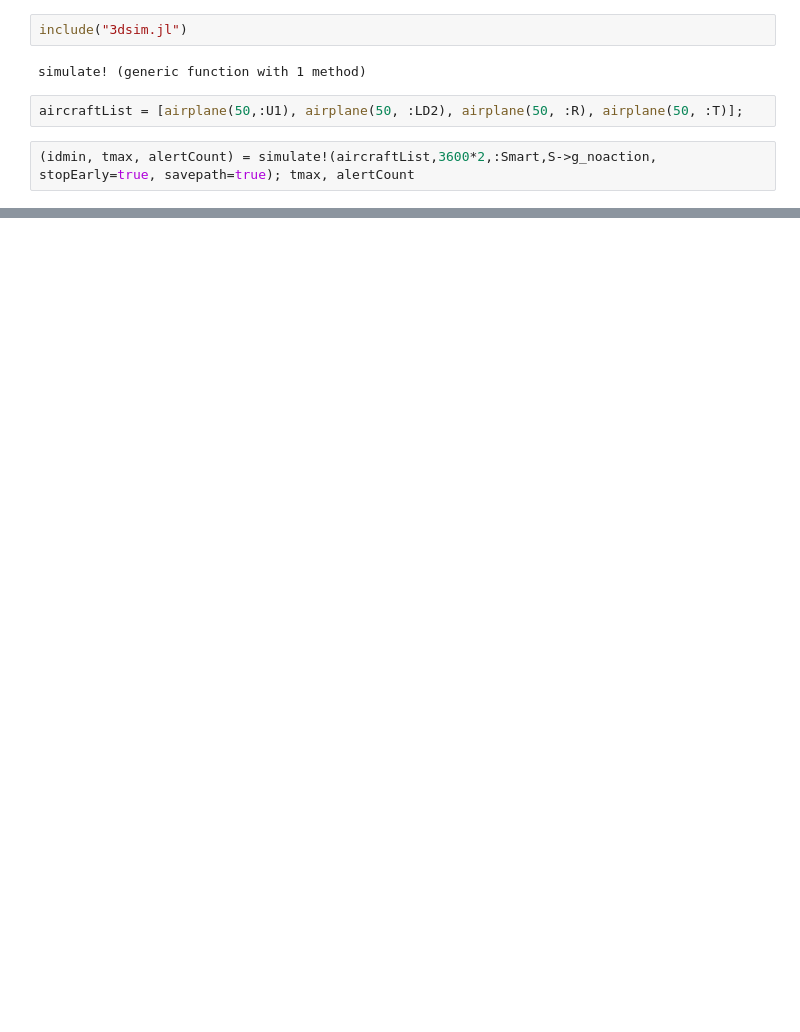
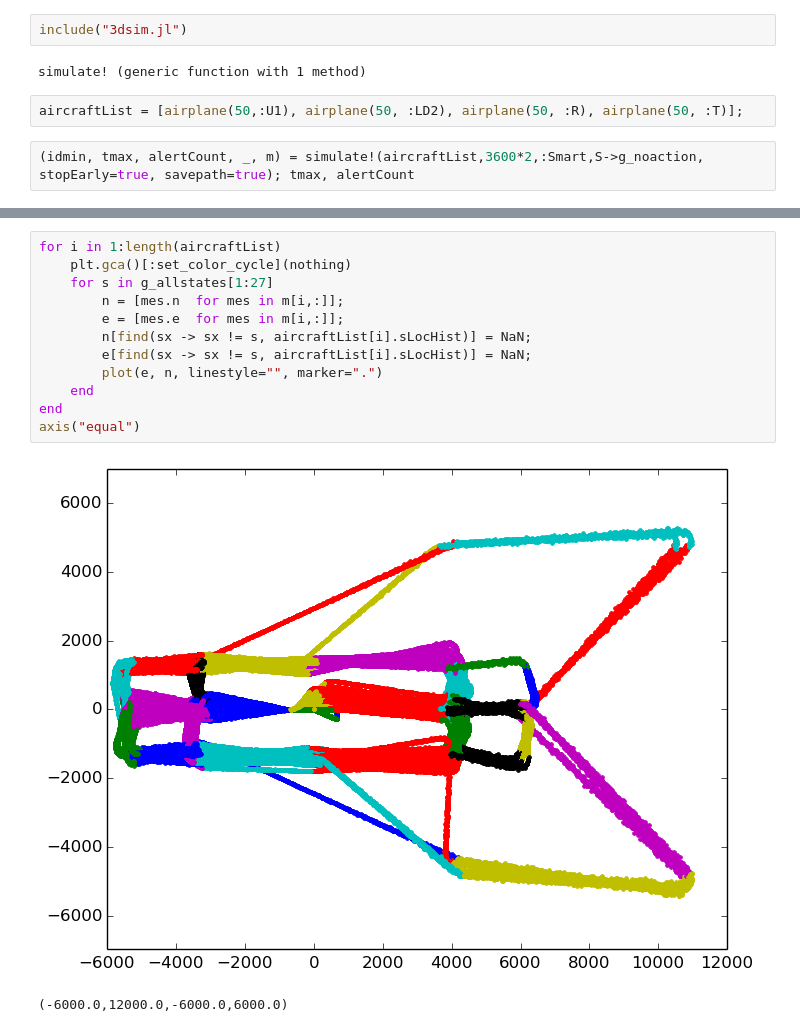
Before and after one commit to sisl/autoATC, a Jupyter notebook: sensorModel.ipynb, the cells around one changed output, grey strips where cells are left out. Drawn from its saved outputs; the diff is of its cells as text; blank space fills up the shorter version.

```diff
--- a/sensorModel.ipynb
+++ b/sensorModel.ipynb
@@ -8,5 +9,5 @@ simulate! (generic function with 1 method)
 # %%
 aircraftList = [airplane(50,:U1), airplane(50, :LD2), airplane(50, :R), airplane(50, :T)];
 # %%
-(idmin, tmax, alertCount) = simulate!(aircraftList,3600*2,:Smart,S->g_noaction, stopEarly=true, savepath=true); tmax, alertCount
+(idmin, tmax, alertCount, _, m) = simulate!(aircraftList,3600*2,:Smart,S->g_noaction, stopEarly=true, savepath=true); tmax, alertCount
 # %% [output]
@@ -14,0 +35,15 @@ while loading In[6], in expression starting on line 1
+# %%
+for i in 1:length(aircraftList)
+    plt.gca()[:set_color_cycle](nothing)
+    for s in g_allstates[1:27]
+        n = [mes.n  for mes in m[i,:]];
+        e = [mes.e  for mes in m[i,:]];
+        n[find(sx -> sx != s, aircraftList[i].sLocHist)] = NaN;
+        e[find(sx -> sx != s, aircraftList[i].sLocHist)] = NaN;
+        plot(e, n, linestyle="", marker=".")
+    end
+end
+axis("equal")
+# %% [output]
+[figure, added]
+(-6000.0,12000.0,-6000.0,6000.0)
```
Also changed, not shown: parts of 6 cells of this notebook, 1 other file.
